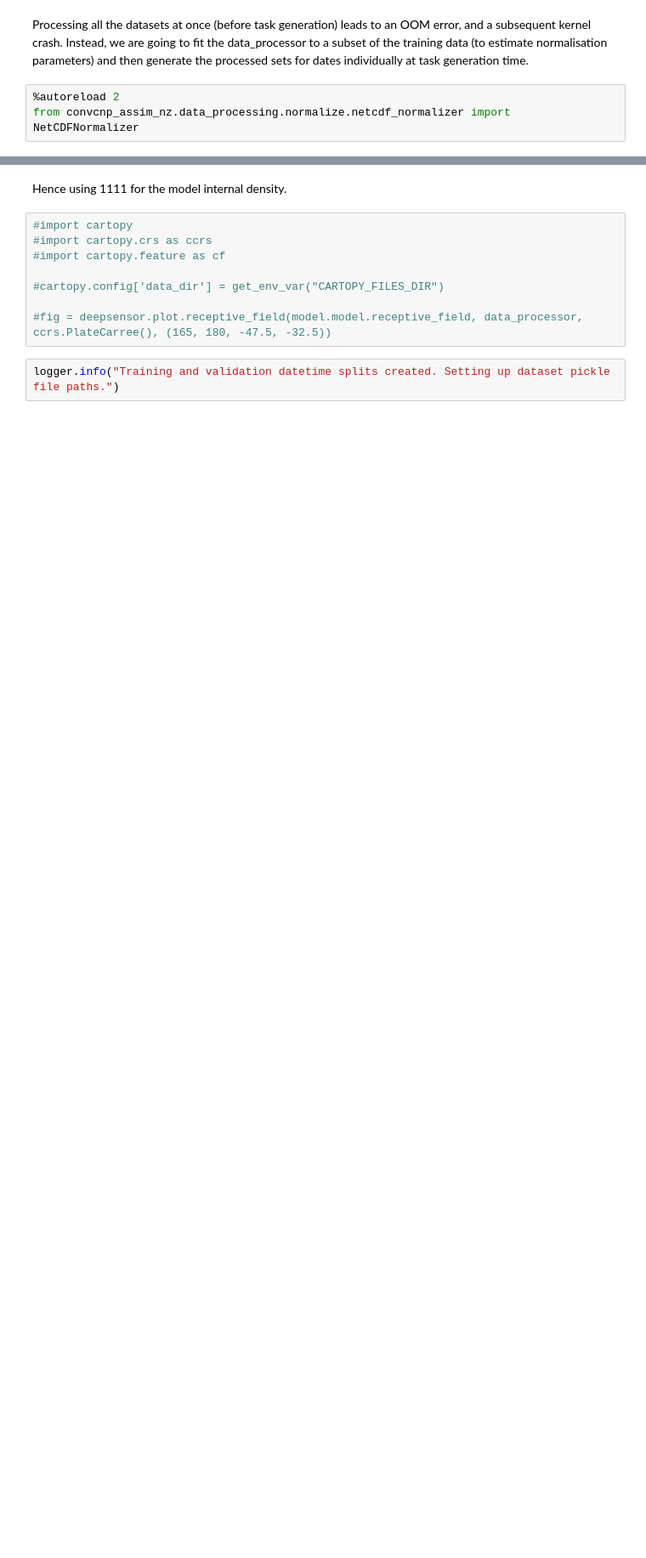
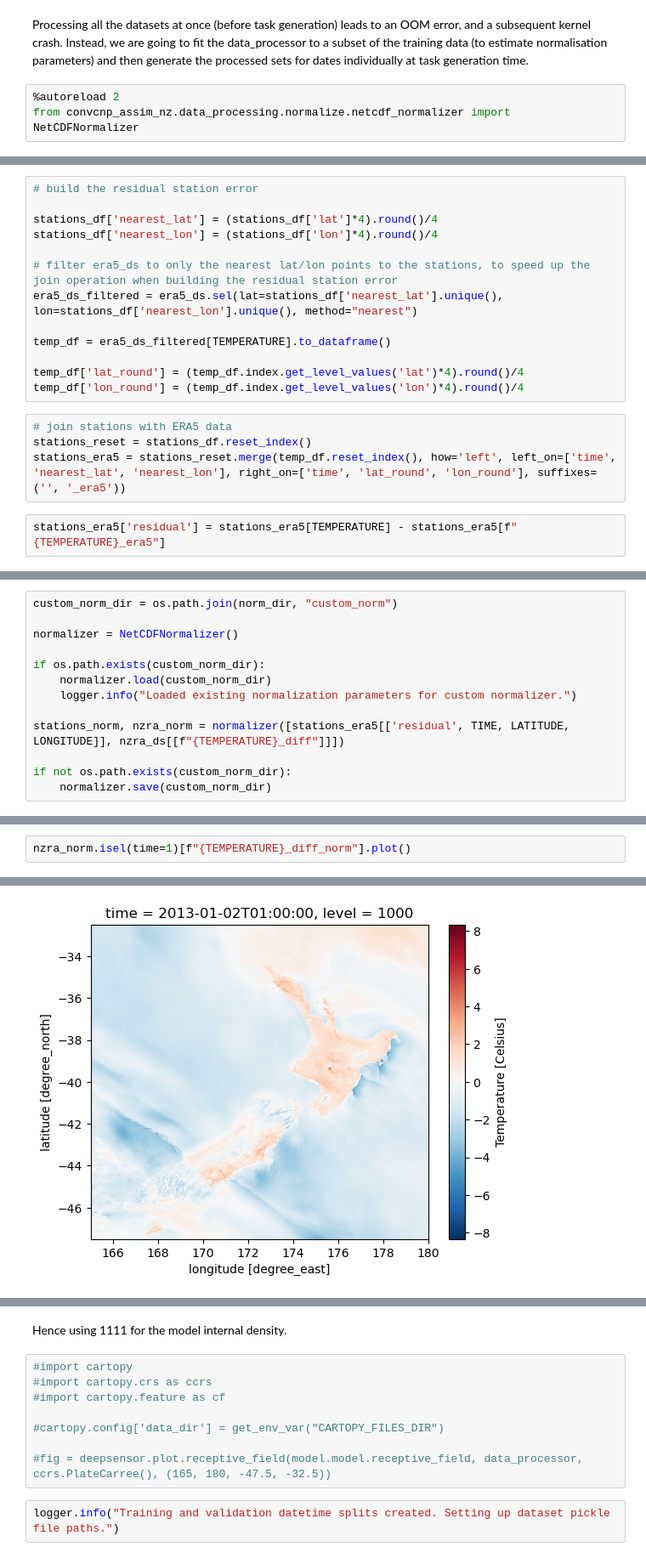
Before and after one commit to LennoxC/convcnp-assim-nz, a Jupyter notebook: notebooks/experiment5/experiment5_nzra_diff.ipynb, the cells around one changed output, grey strips where cells are left out. Shown at 85% size. Drawn from its saved outputs; the diff is of its cells as text; blank space fills up the shorter version.

```diff
--- a/notebooks/experiment5/experiment5_nzra_diff.ipynb
+++ b/notebooks/experiment5/experiment5_nzra_diff.ipynb
@@ -727,0 +686,19 @@ normalizer.params
+# %%
+# build the residual station error
+
+stations_df['nearest_lat'] = (stations_df['lat']*4).round()/4
+stations_df['nearest_lon'] = (stations_df['lon']*4).round()/4
+
+# filter era5_ds to only the nearest lat/lon points to the stations, to speed up the join operation when building the residual station error
+era5_ds_filtered = era5_ds.sel(lat=stations_df['nearest_lat'].unique(), lon=stations_df['nearest_lon'].unique(), method="nearest")
+
+temp_df = era5_ds_filtered[TEMPERATURE].to_dataframe()
+
+temp_df['lat_round'] = (temp_df.index.get_level_values('lat')*4).round()/4
+temp_df['lon_round'] = (temp_df.index.get_level_values('lon')*4).round()/4
+# %%
+# join stations with ERA5 data
+stations_reset = stations_df.reset_index()
+stations_era5 = stations_reset.merge(temp_df.reset_index(), how='left', left_on=['time', 'nearest_lat', 'nearest_lon'], right_on=['time', 'lat_round', 'lon_round'], suffixes=('', '_era5'))
+# %%
+stations_era5['residual'] = stations_era5[TEMPERATURE] - stations_era5[f"{TEMPERATURE}_era5"]
@@ -727,0 +708,13 @@ normalizer.params
+# %%
+custom_norm_dir = os.path.join(norm_dir, "custom_norm")
+
+normalizer = NetCDFNormalizer()
+
+if os.path.exists(custom_norm_dir):
+    normalizer.load(custom_norm_dir)
+    logger.info("Loaded existing normalization parameters for custom normalizer.")
+
+stations_norm, nzra_norm = normalizer([stations_era5[['residual', TIME, LATITUDE, LONGITUDE]], nzra_ds[[f"{TEMPERATURE}_diff"]]])
+
+if not os.path.exists(custom_norm_dir):
+    normalizer.save(custom_norm_dir)
@@ -727,0 +724,3 @@ normalizer.params
+# %%
+nzra_norm.isel(time=1)[f"{TEMPERATURE}_diff_norm"].plot()
+# %% [output]
@@ -727,0 +728 @@ normalizer.params
+[figure, added]
```
Also changed, not shown: parts of 37 cells of this notebook, 3 other files.
